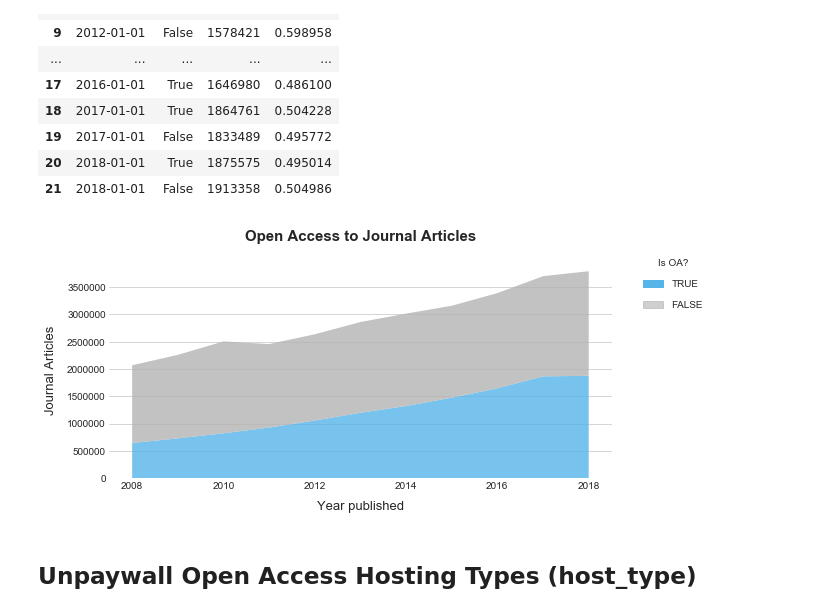
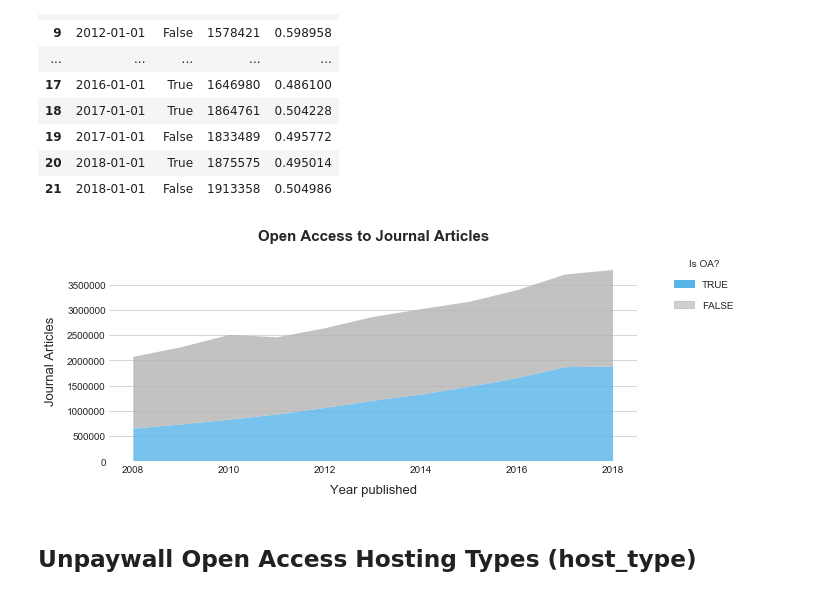
Before and after one commit to naustica/WAG-SHK, a Jupyter notebook: Open Access Evidence in Unpaywall - Python Version.ipynb, the cells around one changed output. Cells and saved outputs as stored; diff of their text form; code cells hidden in the pictures.

Commit message:
add plot

```diff
--- a/Open Access Evidence in Unpaywall - Python Version.ipynb
+++ b/Open Access Evidence in Unpaywall - Python Version.ipynb
@@ -76,25 +78,27 @@ df
 # %%
 x = df.year.unique()
 y1 = df[df.is_oa == True].n
 y2 = df[df.is_oa == False].n
 
 plt.style.use('seaborn-whitegrid')
-plt.rcParams['figure.figsize'] = [9, 4]
+plt.rcParams['figure.figsize'] = [10, 4]
 plt.grid(False, which='both', axis='x')
 plt.box(False)
 plt.stackplot(x, y1, y2, colors=['#56B4E9', '#b3b3b3a0'], alpha=0.8)
 plt.title('Open Access to Journal Articles', fontdict={'fontsize': 15, 'fontweight': 600}, \
           pad=20)
 plt.xlabel('Year published', labelpad=10, fontdict={'fontsize': 13, 'fontweight': 500})
 plt.ylabel('Journal Articles', labelpad=10, fontdict={'fontsize': 13, 'fontweight': 500})
 is_oa_patch = mpatches.Patch(color='#56B4E9', label='TRUE')
 is_not_oa_patch = mpatches.Patch(color='#b3b3b3a0', label='FALSE')
 plt.legend(handles=[is_oa_patch, is_not_oa_patch], title='Is OA?', \
            fontsize='medium', bbox_to_anchor=(1.2, 1.05), labelspacing=1.2)
 
+plt.tight_layout()
+
 plt.show()
 # %% [output]
-[figure, old version]
+[figure, new version]
 # %% [markdown]
 ## Unpaywall Open Access Hosting Types (host_type)
 # %%
```
Also changed, not shown: parts of 3 cells of this notebook.
